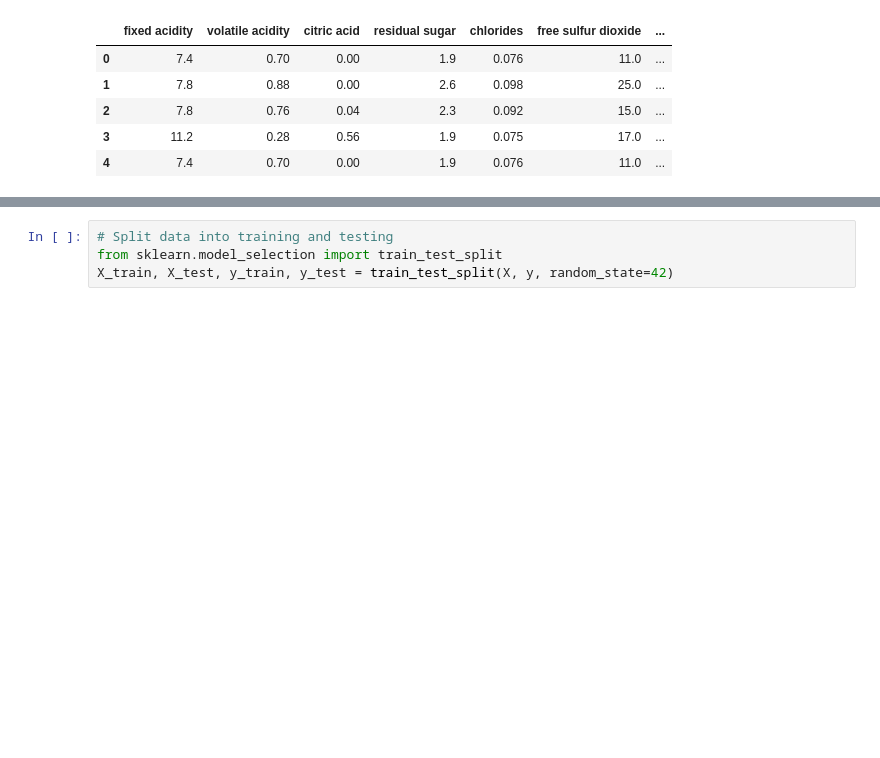
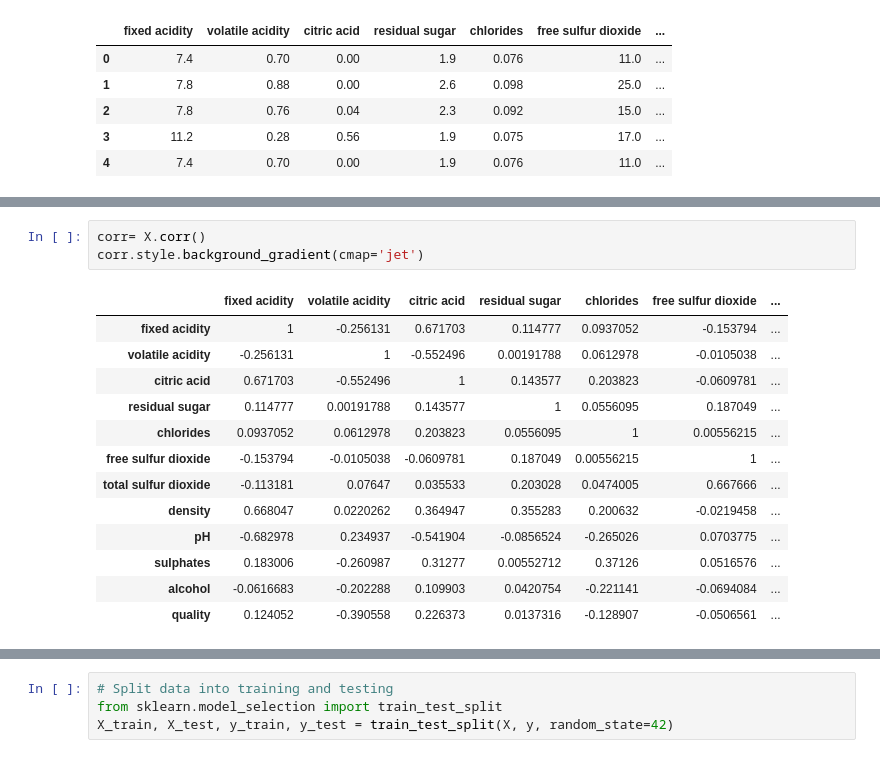
Before and after one commit to Alexis-Summey/Read_Between_the_Wines, a Jupyter notebook: wine_quality_nd.ipynb, the cells around one changed output, grey strips where cells are left out. Drawn from its saved outputs; the diff is of its cells as text; blank space fills up the shorter version.

```diff
--- a/wine_quality_nd.ipynb
+++ b/wine_quality_nd.ipynb
@@ -24,0 +86,17 @@ print(X.shape, y.shape)
+# %%
+corr= X.corr()
+corr.style.background_gradient(cmap='jet')
+# %% [output]
+|  | fixed acidity | volatile acidity | citric acid | residual sugar | chlorides | free sulfur dioxide | ... |
+| fixed acidity | 1 | -0.256131 | 0.671703 | 0.114777 | 0.0937052 | -0.153794 | ... |
+| volatile acidity | -0.256131 | 1 | -0.552496 | 0.00191788 | 0.0612978 | -0.0105038 | ... |
+| citric acid | 0.671703 | -0.552496 | 1 | 0.143577 | 0.203823 | -0.0609781 | ... |
+| residual sugar | 0.114777 | 0.00191788 | 0.143577 | 1 | 0.0556095 | 0.187049 | ... |
+| chlorides | 0.0937052 | 0.0612978 | 0.203823 | 0.0556095 | 1 | 0.00556215 | ... |
+| free sulfur dioxide | -0.153794 | -0.0105038 | -0.0609781 | 0.187049 | 0.00556215 | 1 | ... |
+| total sulfur dioxide | -0.113181 | 0.07647 | 0.035533 | 0.203028 | 0.0474005 | 0.667666 | ... |
+| density | 0.668047 | 0.0220262 | 0.364947 | 0.355283 | 0.200632 | -0.0219458 | ... |
+| pH | -0.682978 | 0.234937 | -0.541904 | -0.0856524 | -0.265026 | 0.0703775 | ... |
+| sulphates | 0.183006 | -0.260987 | 0.31277 | 0.00552712 | 0.37126 | 0.0516576 | ... |
+| alcohol | -0.0616683 | -0.202288 | 0.109903 | 0.0420754 | -0.221141 | -0.0694084 | ... |
+| quality | 0.124052 | -0.390558 | 0.226373 | 0.0137316 | -0.128907 | -0.0506561 | ... |
```
Also changed, not shown: parts of 31 cells of this notebook.
